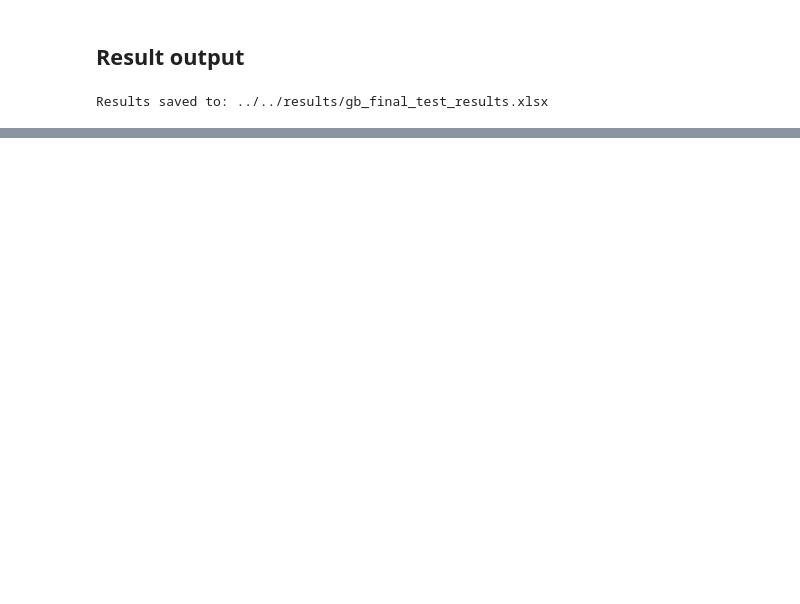
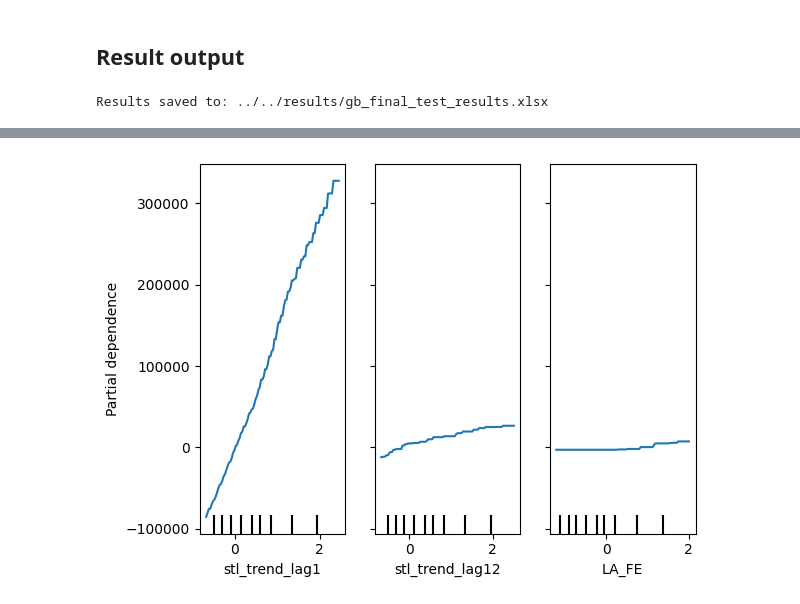
Before and after one commit to sxl634/UK-average-house-price-prediction, a Jupyter notebook: notebooks/Final model evaluation/3_Final Gradient boosting.ipynb, the cells around one changed output, grey strips where cells are left out. Drawn from its saved outputs; the diff is of its cells as text; code cells hidden in the pictures; blank space fills up the shorter version.

```diff
--- a/notebooks/Final model evaluation/3_Final Gradient boosting.ipynb
+++ b/notebooks/Final model evaluation/3_Final Gradient boosting.ipynb
@@ -220,6 +224,34 @@ def morans_i(
         )
 
     return result
+
+def permutation_importance_mae(estimator, X, y, feature_names, n_repeats=10, seed=42):
+    rng = np.random.default_rng(seed)
+    baseline = mean_absolute_error(y, estimator.predict(X))
+    importances = np.zeros((n_repeats, X.shape[1]))
+
+    Xp = X.copy() if isinstance(X, np.ndarray) else X.copy(deep=True)
+
+    for r in range(n_repeats):
+        for j in range(X.shape[1]):
+            if isinstance(Xp, np.ndarray):
+                saved = Xp[:, j].copy()
+                Xp[:, j] = rng.permutation(Xp[:, j])
+                score = mean_absolute_error(y, estimator.predict(Xp))
+                Xp[:, j] = saved
+            else:
+                saved = Xp.iloc[:, j].copy()
+                Xp.iloc[:, j] = rng.permutation(Xp.iloc[:, j].to_numpy())
+                score = mean_absolute_error(y, estimator.predict(Xp))
+                Xp.iloc[:, j] = saved
+
+            importances[r, j] = score - baseline  # increase in MAE is worse
+
+    mean_imp = importances.mean(axis=0)
+    std_imp = importances.std(axis=0)
+
+    out = pd.DataFrame({"perm_imp_mae": mean_imp, "std": std_imp}, index=feature_names).sort_values("perm_imp_mae", ascending=False)
+    return out, baseline
 # %% [markdown]
 ## Load data
 # %%
@@ -529,3 +561,6 @@ with pd.ExcelWriter(output_path, engine="xlsxwriter") as writer:
 print(f"\nResults saved to: {output_path}")
 # %% [output]
 Results saved to: ../../results/gb_final_test_results.xlsx
+# %%
+pi_gb, base_mae_gb = permutation_importance_mae(gb, X_test, y_test, feature_names = list(X_train.columns), n_repeats=10)
+print(pi_gb.head(20))
@@ -531,0 +587,6 @@ Results saved to: ../../results/gb_final_test_results.xlsx
+# %%
+top = pi_gb.index[:3].tolist()
+PartialDependenceDisplay.from_estimator(gb, X_test, features=top)
+plt.show()
+# %% [output]
+[figure, added]
```
Also changed, not shown: parts of 5 cells of this notebook, 21 other files.
